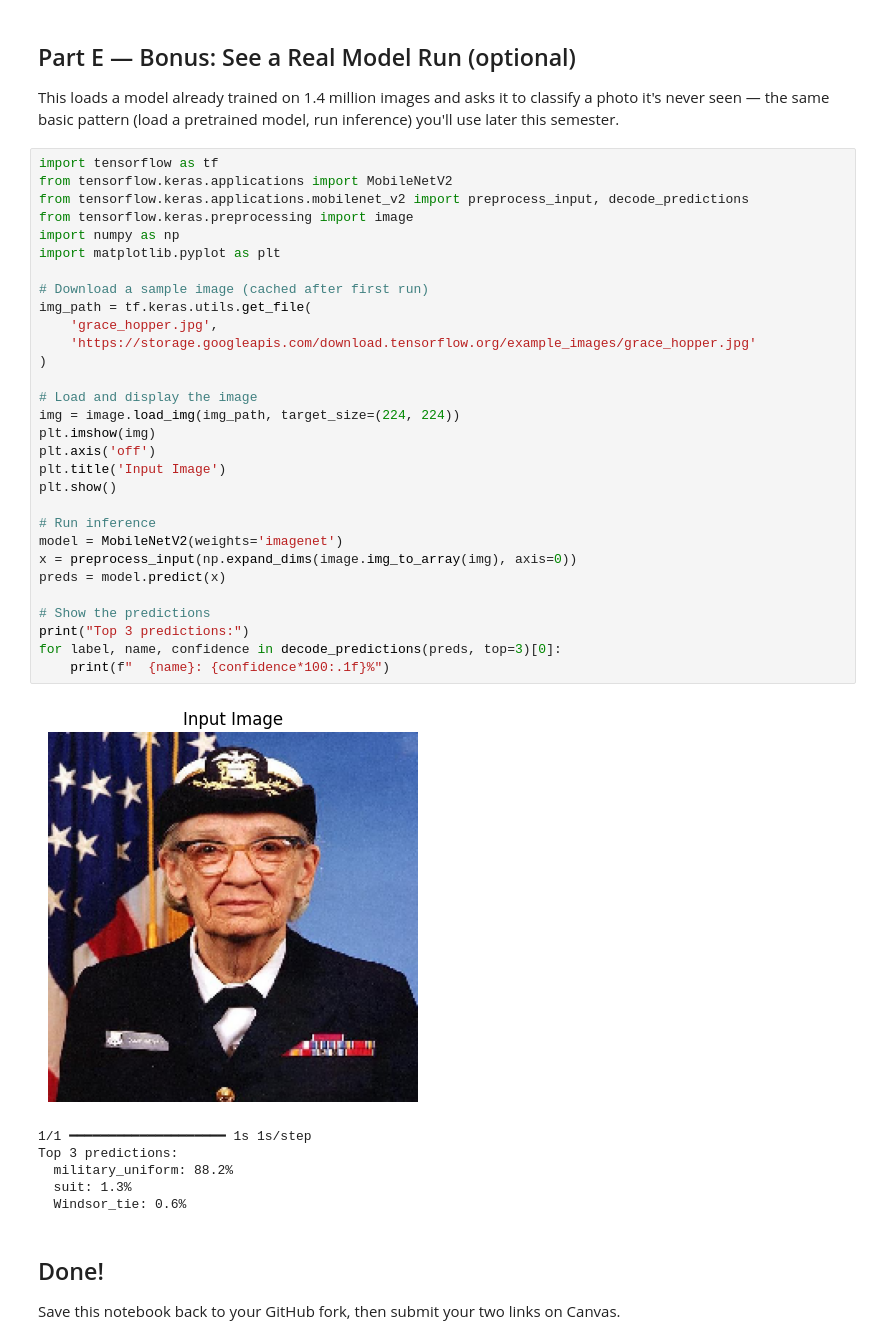
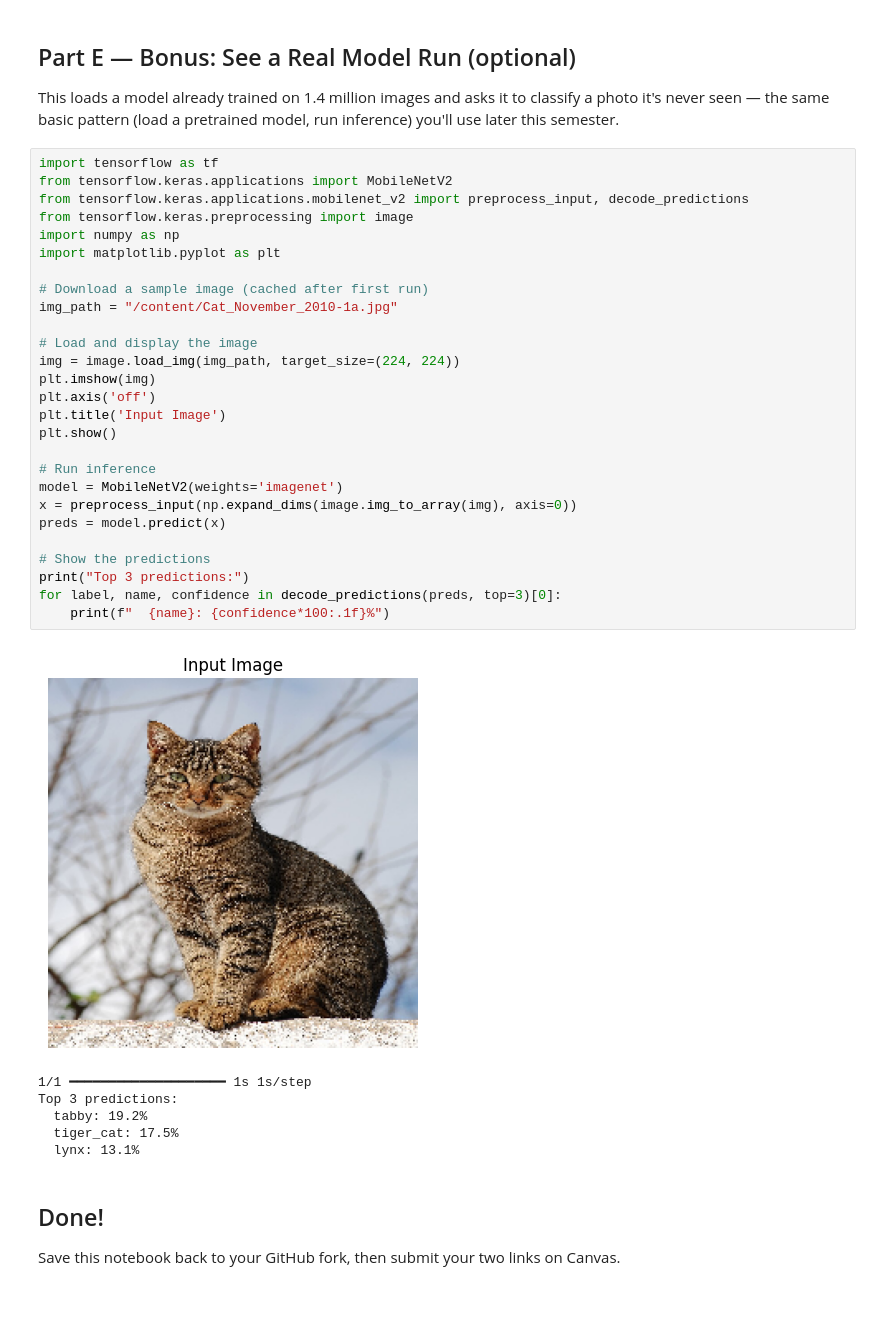
Before and after one commit to Qwertoses/IT480-FA26, a Jupyter notebook: Lab0/hello_deep_learning.ipynb, the cells around one changed output. Saved outputs shown, nothing was run; the diff lists cells and outputs as text; blank space fills up the shorter version.

```diff
--- a/Lab0/hello_deep_learning.ipynb
+++ b/Lab0/hello_deep_learning.ipynb
@@ -136,40 +136,37 @@ This loads a model already trained on 1.4 million images and asks it to classify
 # %%
 import tensorflow as tf
 from tensorflow.keras.applications import MobileNetV2
 from tensorflow.keras.applications.mobilenet_v2 import preprocess_input, decode_predictions
 from tensorflow.keras.preprocessing import image
 import numpy as np
 import matplotlib.pyplot as plt
 
 # Download a sample image (cached after first run)
-img_path = tf.keras.utils.get_file(
-    'grace_hopper.jpg',
-    'https://storage.googleapis.com/download.tensorflow.org/example_images/grace_hopper.jpg'
-)
+img_path = "/content/Cat_November_2010-1a.jpg"
 
 # Load and display the image
 img = image.load_img(img_path, target_size=(224, 224))
 plt.imshow(img)
 plt.axis('off')
 plt.title('Input Image')
 plt.show()
 
 # Run inference
 model = MobileNetV2(weights='imagenet')
 x = preprocess_input(np.expand_dims(image.img_to_array(img), axis=0))
 preds = model.predict(x)
 
 # Show the predictions
 print("Top 3 predictions:")
 for label, name, confidence in decode_predictions(preds, top=3)[0]:
     print(f"  {name}: {confidence*100:.1f}%")
 # %% [output]
-[figure, old version]
+[figure, new version]
 1/1 ━━━━━━━━━━━━━━━━━━━━ 1s 1s/step
 Top 3 predictions:
-  military_uniform: 88.2%
-  suit: 1.3%
-  Windsor_tie: 0.6%
+  tabby: 19.2%
+  tiger_cat: 17.5%
+  lynx: 13.1%
 # %% [markdown]
 ## Done!
 
```
